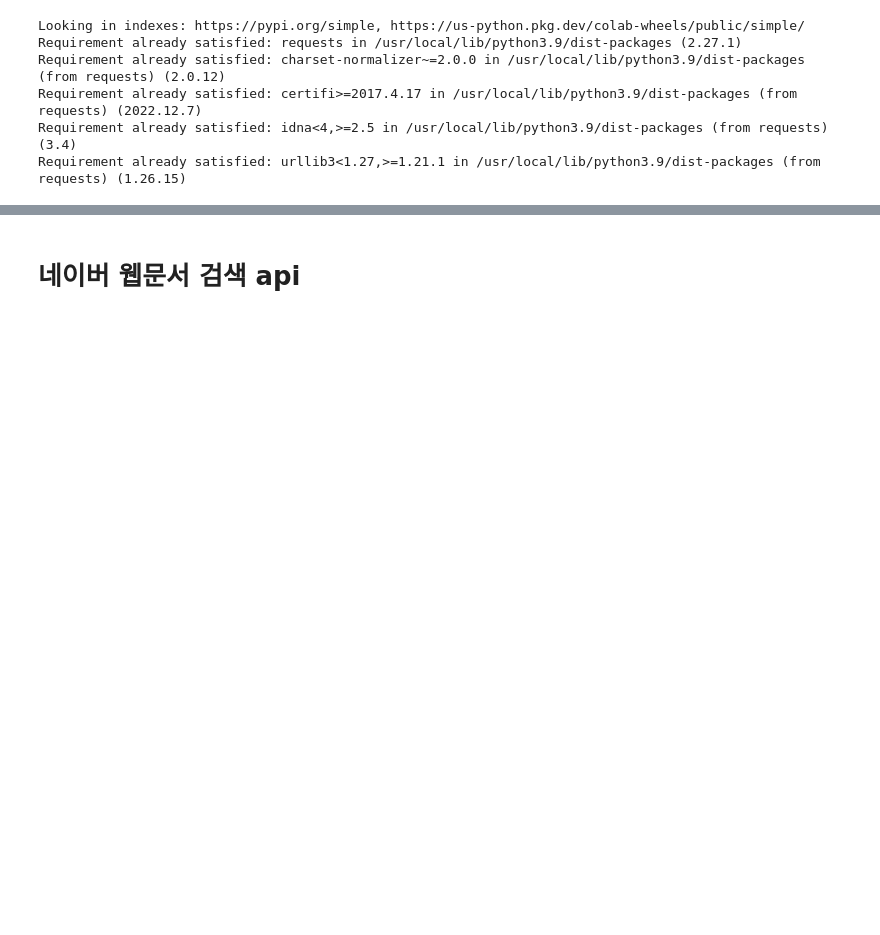
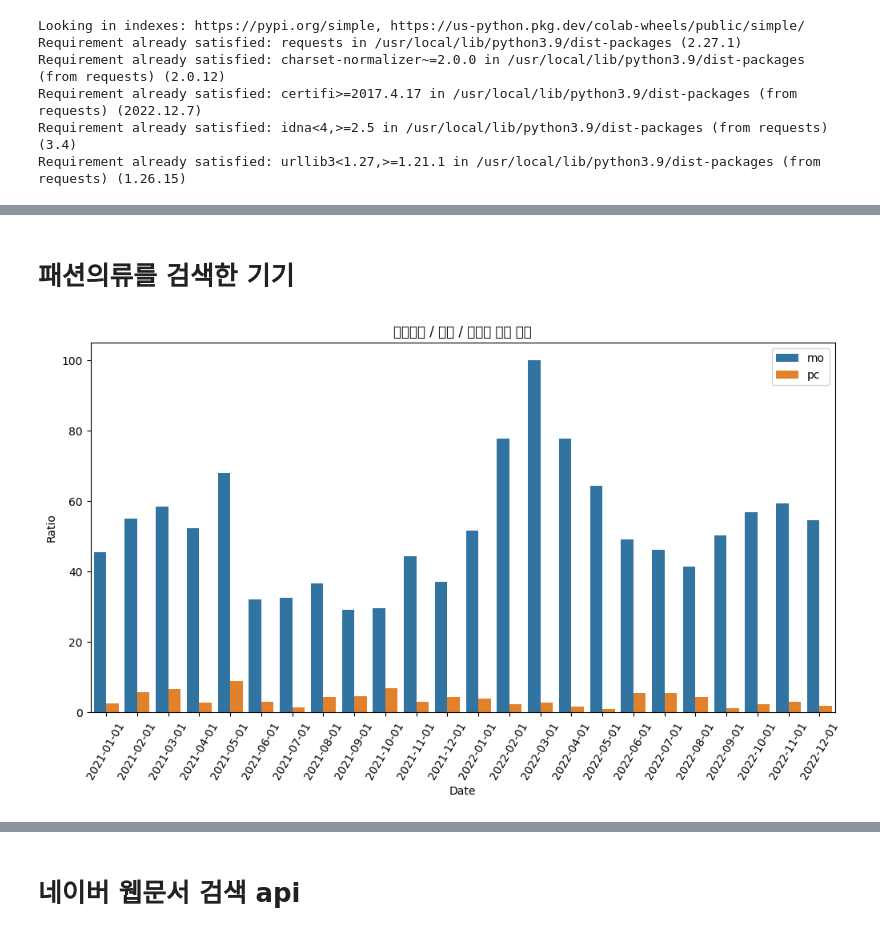
Before and after one commit to yskim1230/AIB_Section2-PJT_Modeling-Plan, a Jupyter notebook: Section2_Project_EDA.ipynb, the cells around one changed output, grey strips where cells are left out. Drawn from its saved outputs; the diff is of its cells as text; code cells hidden in the pictures; blank space fills up the shorter version.

```diff
--- a/Section2_Project_EDA.ipynb
+++ b/Section2_Project_EDA.ipynb
@@ -287,0 +12,72 @@ df
+# %% [markdown]
+# 패션의류를 검색한 기기
+# %%
+import requests
+import json
+import pandas as pd
+import matplotlib.pyplot as plt
+import matplotlib.font_manager as fm
+import seaborn as sns
+
+# 네이버 Open API 인증 정보
+client_id = "Hewe5vgmlLvWs_ubCDhs"
+client_secret = "u8mu84aRwJ"
+
+# 요청 헤더 설정
+headers = {
+    'Content-Type': 'application/json',
+    'X-Naver-Client-Id': client_id,
+    'X-Naver-Client-Secret': client_secret
+}
+
+# 요청 URL
+url = "https://openapi.naver.com/v1/datalab/shopping/category/keyword/device"
+
+# 요청 Body
+body = {
+    "startDate": "2021-01-01",
+    "endDate": "2022-12-31",
+    "timeUnit": "month",
+    "category": "50000000",
+    "keyword": "남성",
+    "device": "",
+    "gender": "m",
+    "ages": []
+}
+
+# API 호출
+response = requests.post(url, headers=headers, data=json.dumps(body))
+
+# 응답 데이터 확인
+data = response.json()
+
+# 데이터프레임화
+results = data['results'][0]['data']
+df_mdevice = pd.DataFrame(results, columns=['period', 'ratio', 'group'])
+df_mdevice['category'] = '패션의류'
+df_mdevice['gender'] = '남성'
+
+# 차트 그래프 시각화
+fig, ax = plt.subplots(figsize=(12, 6))
+
+# seaborn 막대그래프 시각화
+sns.barplot(data=df_fdevice, x='period', y='ratio', hue='group', ax=ax)
+
+# x, y축 라벨링
+ax.set_xlabel('Date')
+ax.set_ylabel('Ratio')
+plt.xticks(rotation=60)
+# 한글 폰트 설정
+font_path = 'C:/Windows/Fonts/NanumGothic.ttf'
+fontprop = fm.FontProperties(fname=font_path, size=12)
+
+# 그래프 제목 설정
+title = '패션의류 / 남성 / 장치별 검색 비율'
+ax.set_title(title)
+
+# 범례 설정
+ax.legend()
+
+plt.show()
+# %% [output]
+[figure, added]
```
Also changed, not shown: parts of 17 cells of this notebook.
